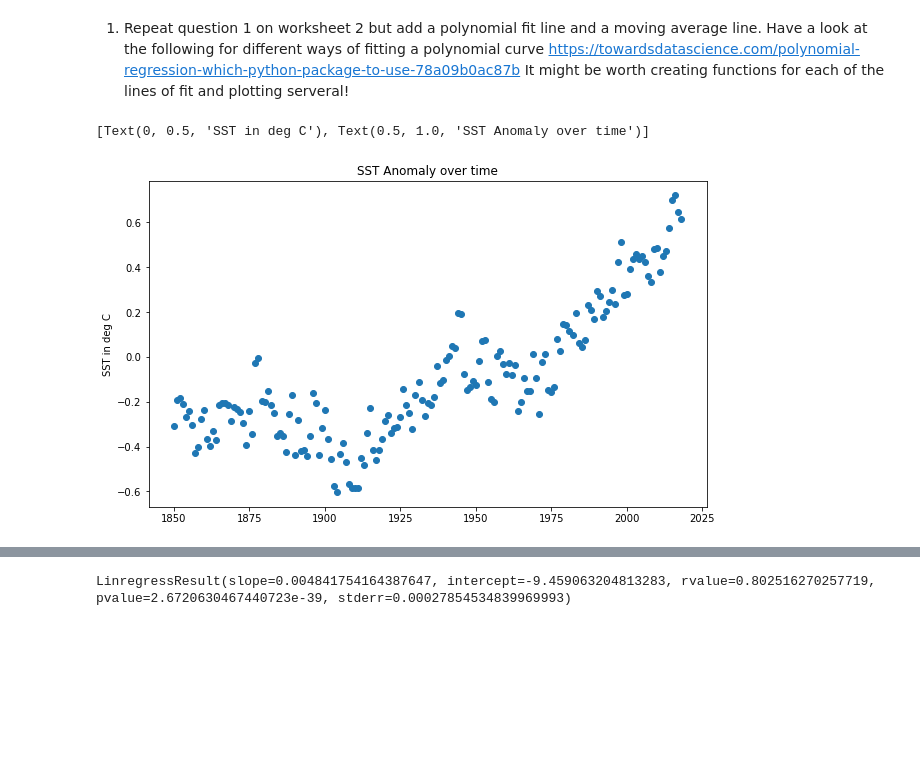
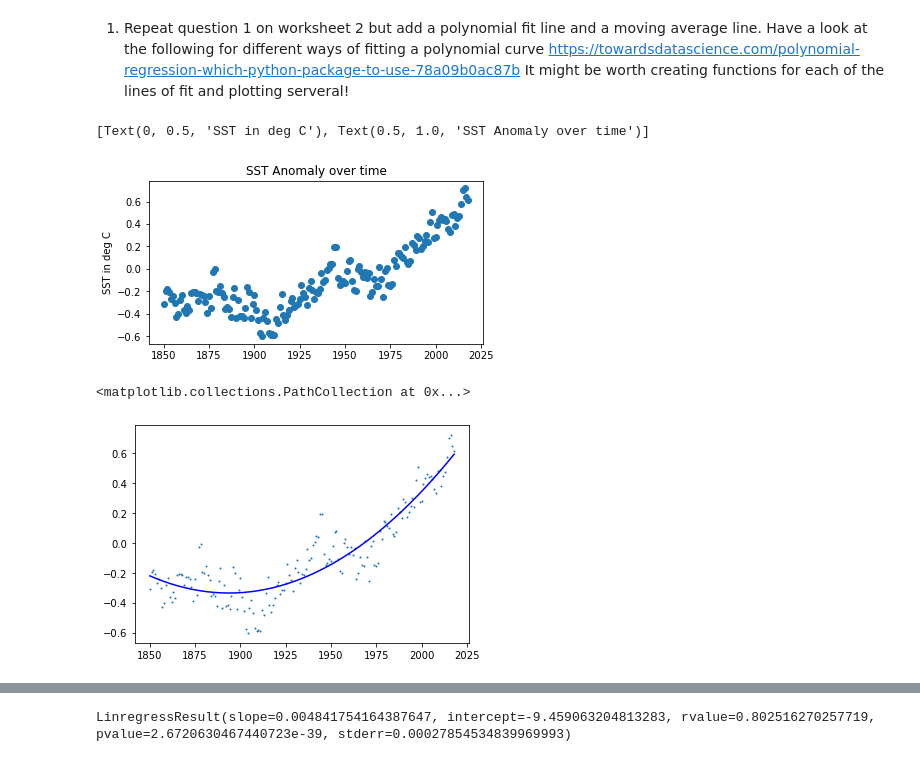
Before and after one commit to bndxn/macfiles, a Jupyter notebook: WS3/WS3 - Polynomial curve.ipynb, the cells around one changed output, grey strips where cells are left out. Cells and saved outputs as stored; diff of their text form; code cells hidden in the pictures; blank space fills up the shorter version.

Commit message:
Polynomial loss functions

```diff
--- a/WS3/WS3 - Polynomial curve.ipynb
+++ b/WS3/WS3 - Polynomial curve.ipynb
@@ -16,9 +16,24 @@ from scipy.stats import linregress
 df = pd.read_csv('/Users/bendixon/Documents/GitHub/climate/HadSST4_timeseries.csv')
 year = df['year']; anomaly = df['anomaly']
 # %%
-fig = plt.figure(figsize=(10,6))
+fig = plt.figure(figsize=(6,3))
 ax = fig.add_subplot(111)
 ax.scatter(year,anomaly); ax.set(Title='SST Anomaly over time',ylabel='SST in deg C')
 # %% [output]
 [Text(0, 0.5, 'SST in deg C'), Text(0.5, 1.0, 'SST Anomaly over time')]
-[figure, old version]
+[figure, new version]
+# %%
+# Plotting this using a polynomial function
+from numpy import polyfit
+x = year
+y = anomaly
+
+# Using degree 1 gives the same value as linear regression,
+u = polyfit(x, y, deg=2)
+y_pred = u[0] * x**2 + u[1] * x + u[2]
+
+plt.plot(x,y_pred,color='blue',label='fitted line')
+plt.scatter(x,y,s=1,label='HadSST')
+# %% [output]
+<matplotlib.collections.PathCollection at 0x...>
+[figure, added]
```
Also changed, not shown: parts of 2 cells of this notebook.
